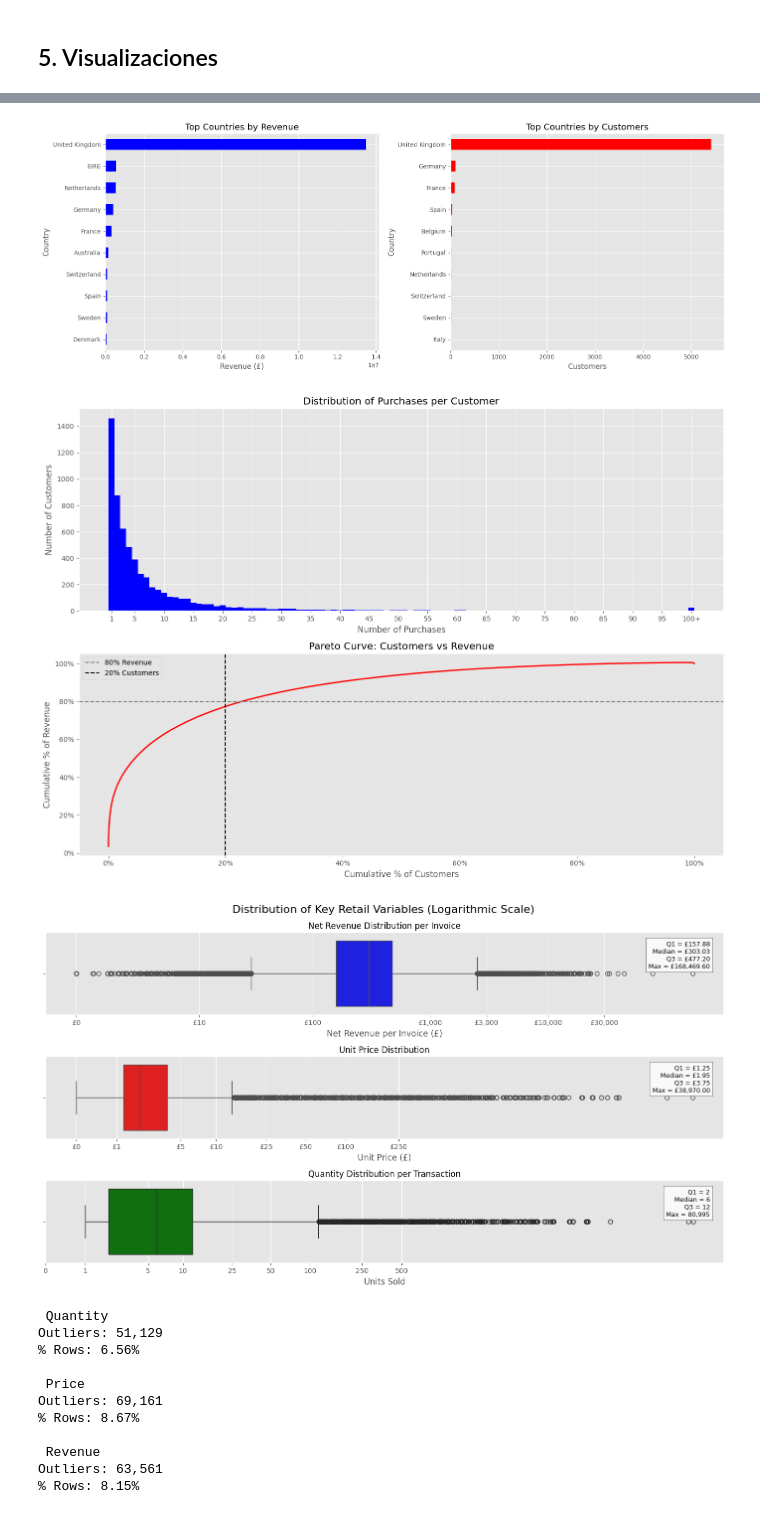
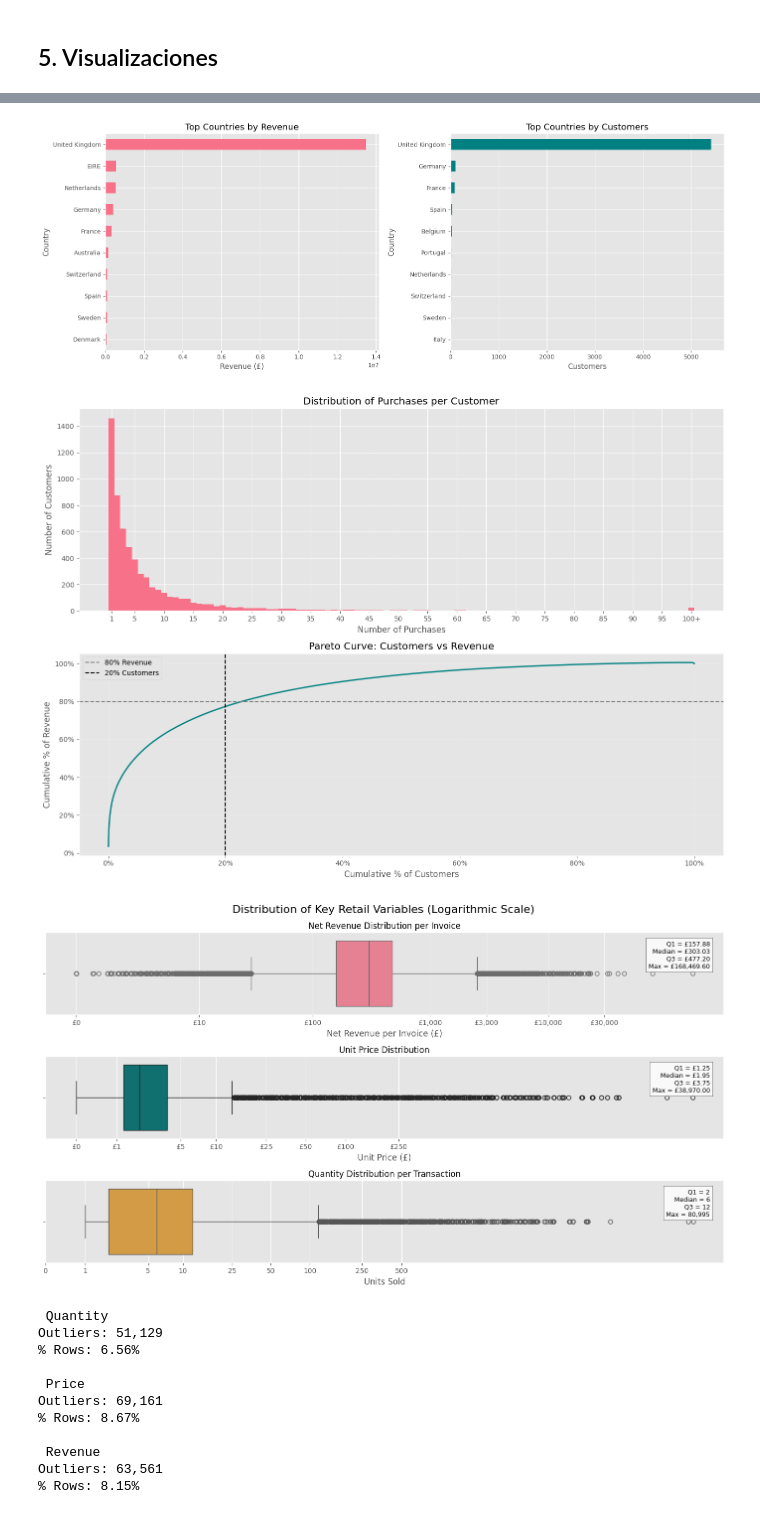
Before and after one commit to ferranborras/proyecto_machine_learning_evolve, a Jupyter notebook: online_retail_II_EDA-basic.ipynb, the cells around one changed output, grey strips where cells are left out. Cells and saved outputs as stored; diff of their text form; code cells hidden in the pictures.

```diff
--- a/online_retail_II_EDA-basic.ipynb
+++ b/online_retail_II_EDA-basic.ipynb
@@ -534,7 +533,6 @@ fig, axes = plt.subplots(
 country_revenue.sort_values(ascending=False).head(10).sort_values().plot(
     kind="barh",
     ax=axes[0],
-    color="blue"
 )
 
 axes[0].set_title("Top Countries by Revenue")
@@ -545,7 +543,7 @@ axes[0].set_ylabel("Country")
 country_customers.sort_values(ascending=False).head(10).sort_values().plot(
     kind="barh",
     ax=axes[1],
-    color="red"
+    color="teal"
 )
 
 axes[1].set_title("Top Countries by Customers")
@@ -555,7 +553,7 @@ axes[1].set_ylabel("Country")
 plt.tight_layout()
 plt.show()
 # %% [output]
-[figure, old version]
+[figure, new version]
 # %%
 from matplotlib.ticker import PercentFormatter
 
@@ -605,7 +603,6 @@ axes[0].bar(
     x,
     orders_dist.values,
     width=1.0,
-    color="blue"
 )
 
 axes[0].set_title("Distribution of Purchases per Customer")
@@ -624,7 +621,7 @@ axes[1].plot(
     cum_customers,
     cum_revenue,
     linewidth=2,
-    color="red"
+    color="teal"
 )
 
 axes[1].axhline(
@@ -654,7 +651,7 @@ axes[1].yaxis.set_major_formatter(PercentFormatter(1))
 plt.tight_layout()
 plt.show()
 # %% [output]
-[figure, old version]
+[figure, new version]
 # %%
 # Revenue por factura
 invoice_revenue = (
@@ -674,7 +671,6 @@ fig, axes = plt.subplots(
 sns.boxplot(
     x=np.log1p(invoice_revenue),
     ax=axes[0],
-    color="blue"
 )
 
 axes[0].set_title(
@@ -729,7 +725,7 @@ axes[0].text(
 sns.boxplot(
     x=np.log1p(df["Price"]),
     ax=axes[1],
-    color="red"
+    color="teal"
 )
 
 axes[1].set_title(
@@ -783,7 +779,7 @@ axes[1].text(
 sns.boxplot(
     x=np.log1p(df_sales["Quantity"]),
     ax=axes[2],
-    color="green"
+    color="#ECA02F"
 )
 
 axes[2].set_title(
@@ -818,34 +814,34 @@ max_val = df_sales["Quantity"].max()
 
 axes[2].text(
     0.98,
     0.90,
     f"Q1 = {round(q1):,}\n"
     f"Median = {round(q2):,}\n"
     f"Q3 = {round(q3):,}\n"
     f"Max = {round(max_val):,}",
     transform=axes[2].transAxes,
     ha="right",
     va="top",
     fontsize=9,
     bbox=dict(
         facecolor="white",
         alpha=0.8,
         edgecolor="black"
     )
 )
 
 
 
 # Título general
 fig.suptitle(
     "Distribution of Key Retail Variables (Logarithmic Scale)",
     fontsize=16,
 )
 
 plt.tight_layout()
 plt.show()
 # %% [output]
-[figure, old version]
+[figure, new version]
 # %%
 def percentile_outliers (df, col: str, var: float = 0.05):
     lower = df[col].quantile(var)
```
Also changed, not shown: parts of 3 cells of this notebook.
